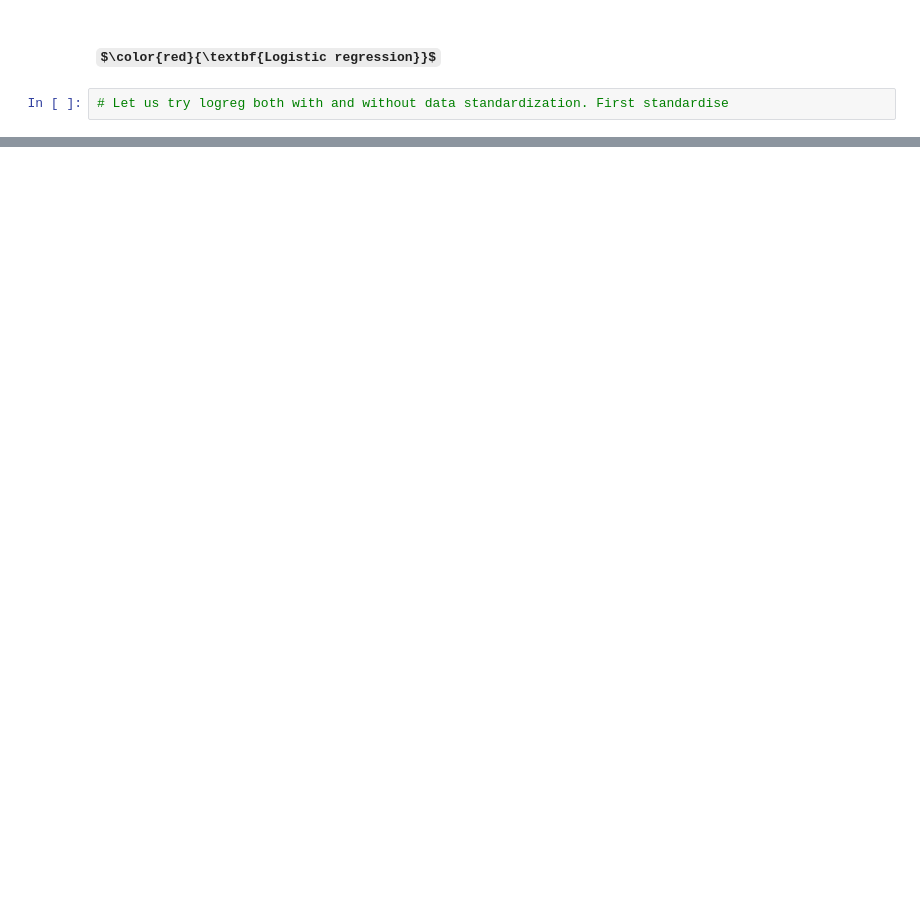
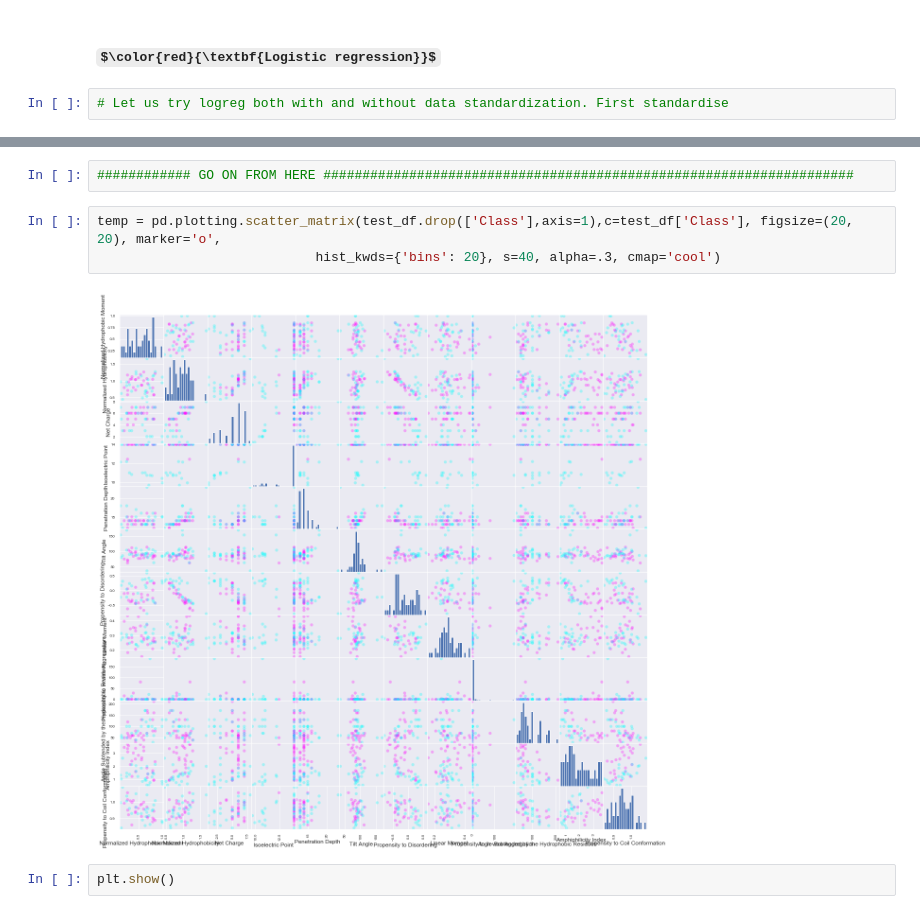
Before and after one commit to davidpirts/DBAASP, a Jupyter notebook: ml.ipynb, the cells around one changed output, grey strips where cells are left out. Cells and saved outputs as stored; diff of their text form; some formulas as TeX source; blank space fills up the shorter version.

```diff
--- a/ml.ipynb
+++ b/ml.ipynb
@@ -420,0 +446,9 @@ accuracy_score(y_test, y_test_pred)
+# %%
+############ GO ON FROM HERE ####################################################################
+# %%
+temp = pd.plotting.scatter_matrix(test_df.drop(['Class'],axis=1),c=test_df['Class'], figsize=(20, 20), marker='o',
+                            hist_kwds={'bins': 20}, s=40, alpha=.3, cmap='cool')
+# %% [output]
+[figure, added]
+# %%
+plt.show()
```
Also changed, not shown: parts of 25 cells of this notebook.
